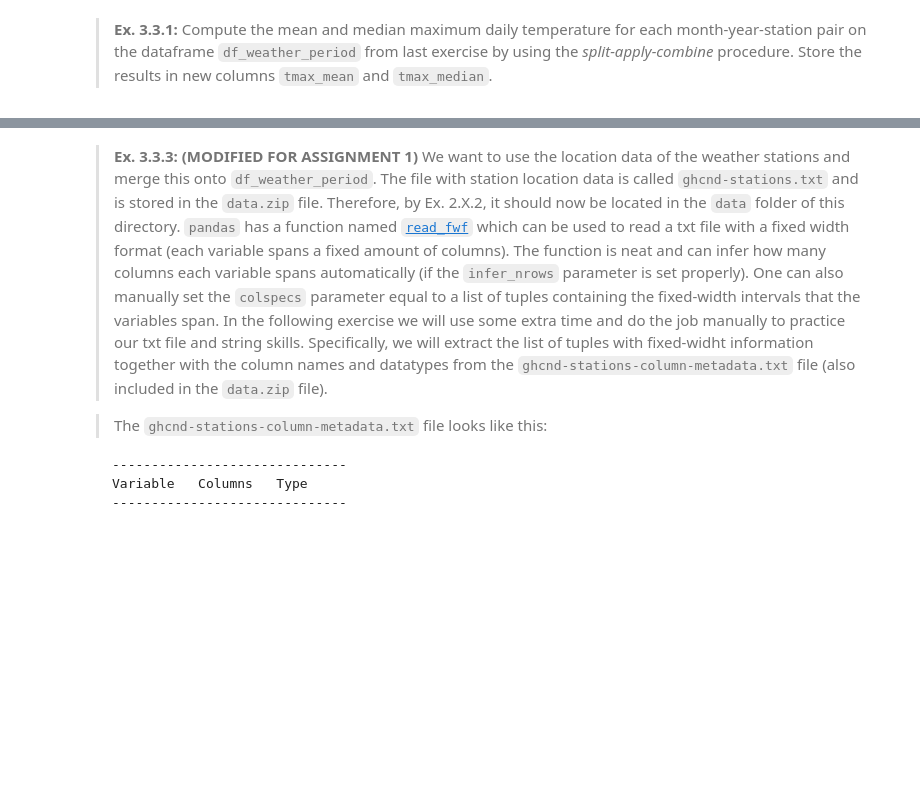
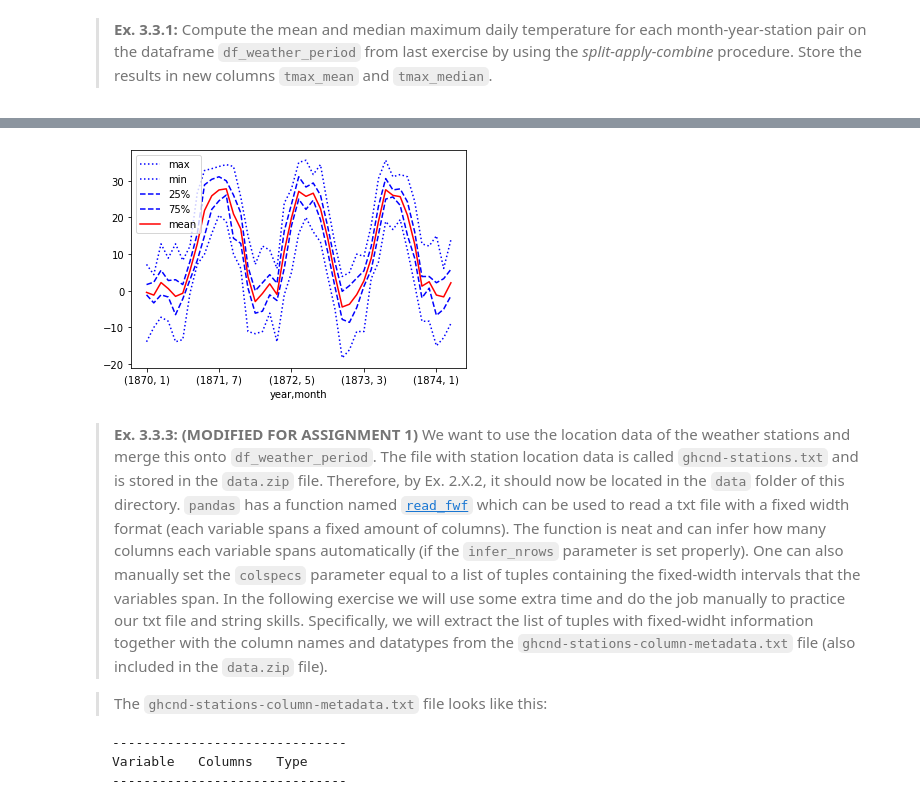
Before and after one commit to danawang10/isds29, a Jupyter notebook: assignment1/Oliver/assignment_1_Oliver.ipynb, the cells around one changed output, grey strips where cells are left out. Saved outputs shown, nothing was run; the diff lists cells and outputs as text; code cells hidden in the pictures; blank space fills up the shorter version.

```diff
--- a/assignment1/Oliver/assignment_1_Oliver.ipynb
+++ b/assignment1/Oliver/assignment_1_Oliver.ipynb
@@ -259,3 +258,17 @@ raise NotImplementedError()
+# %%
+split_vars2=['year','month']
+df_weather_describe=df_weather_period[df_weather_period['station']=='CA006110549' ]
+df_weather_describe=df_weather_describe.groupby(split_vars2).describe()['obs_value']
+
+df_weather_describe["max"].plot(use_index=True, color="b", linestyle="dotted")
+df_weather_describe["min"].plot(use_index=True, color="b", linestyle="dotted")
+df_weather_describe["25%"].plot(use_index=True, color="b", linestyle="dashed")
+df_weather_describe["75%"].plot(use_index=True, color="b", linestyle="dashed")
+df_weather_describe["mean"].plot(use_index=True, color="r")
+plt.legend()
+plt.show()
+# %% [output]
+[figure, added]
 # %% [markdown]
 > **Ex. 3.3.3: (MODIFIED FOR ASSIGNMENT 1)** We want to use the location data of the weather stations and merge this onto `df_weather_period`. The file with station location data is called  `ghcnd-stations.txt` and is stored in the `data.zip` file. Therefore, by Ex. 2.X.2, it should now be located in the `data` folder of this directory. `pandas` has a function named [`read_fwf`](https://pandas.pydata.org/docs/reference/api/pandas.read_fwf.html) which can be used to read a txt file with a fixed width format (each variable spans a fixed amount of columns). The function is neat and can infer how many columns each variable spans automatically (if the `infer_nrows` parameter is set properly). One can also manually set the `colspecs` parameter equal to a list of tuples containing the fixed-width intervals that the variables span. In the following exercise we will use some extra time and do the job manually to practice our txt file and string skills. Specifically, we will extract the list of tuples with fixed-widht information together with the column names and datatypes from the `ghcnd-stations-column-metadata.txt` file (also included in the `data.zip` file).
 
```
Also changed, not shown: parts of 6 cells of this notebook.
